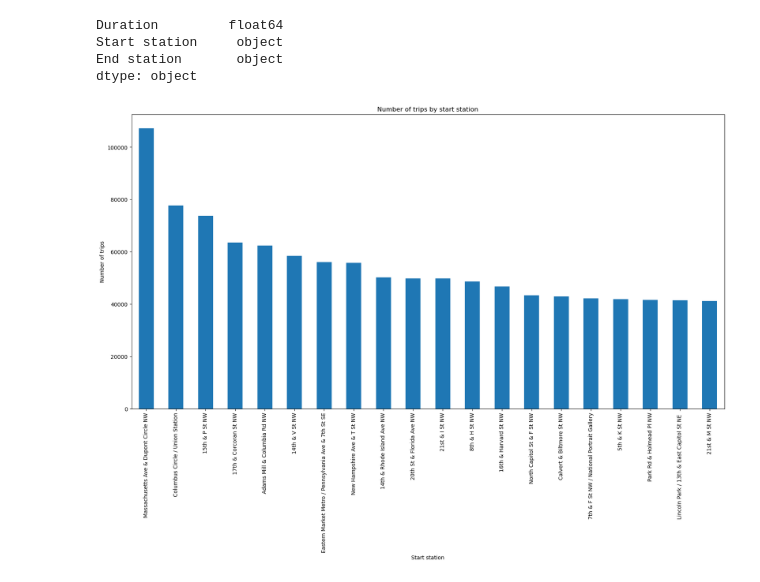
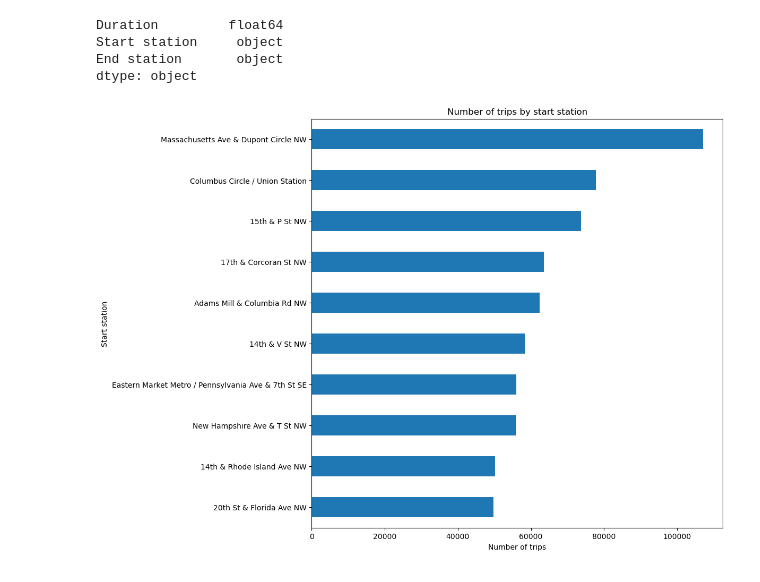
Before and after one commit to MaxLopezSalgado/capital_bike_sharing, a Jupyter notebook: eda/eda.ipynb, the cells around one changed output. Saved outputs shown, nothing was run; the diff lists cells and outputs as text; code cells hidden in the pictures.

Commit message:
created a top10 start stations and prepared the visualization on the map

```diff
--- a/eda/eda.ipynb
+++ b/eda/eda.ipynb
@@ -267,11 +267,16 @@ Start station     object
 End station       object
 dtype: object
 # %%
-# create a a plot to show the number of trips by start station in the map of washington DC limit the graphic to 20
-trip['Start station'].value_counts().head(20).plot(kind='bar', figsize=(20,10))
-plt.title('Number of trips by start station')
-plt.xlabel('Start station')
-plt.ylabel('Number of trips')
+# create a a plot to show the number of trips by start station in the map of washington DC limit the graphic to 15. Exchange the x and y axis to show the stations in the y axis. Order the stations by number of trips in descending order
+trip_start_station = trip['Start station'].value_counts().head(10).sort_values(ascending=False).plot(kind='barh', figsize=(10, 10))
+trip_start_station.set_xlabel('Number of trips')
+trip_start_station.set_ylabel('Start station')
+trip_start_station.set_title('Number of trips by start station')
+
+# make the bars vertical
+trip_start_station.invert_yaxis()
+
+# show the plot
 plt.show()
 # %% [output]
-[figure, old version]
+[figure, new version]
```
Also changed, not shown: parts of 6 cells of this notebook.
